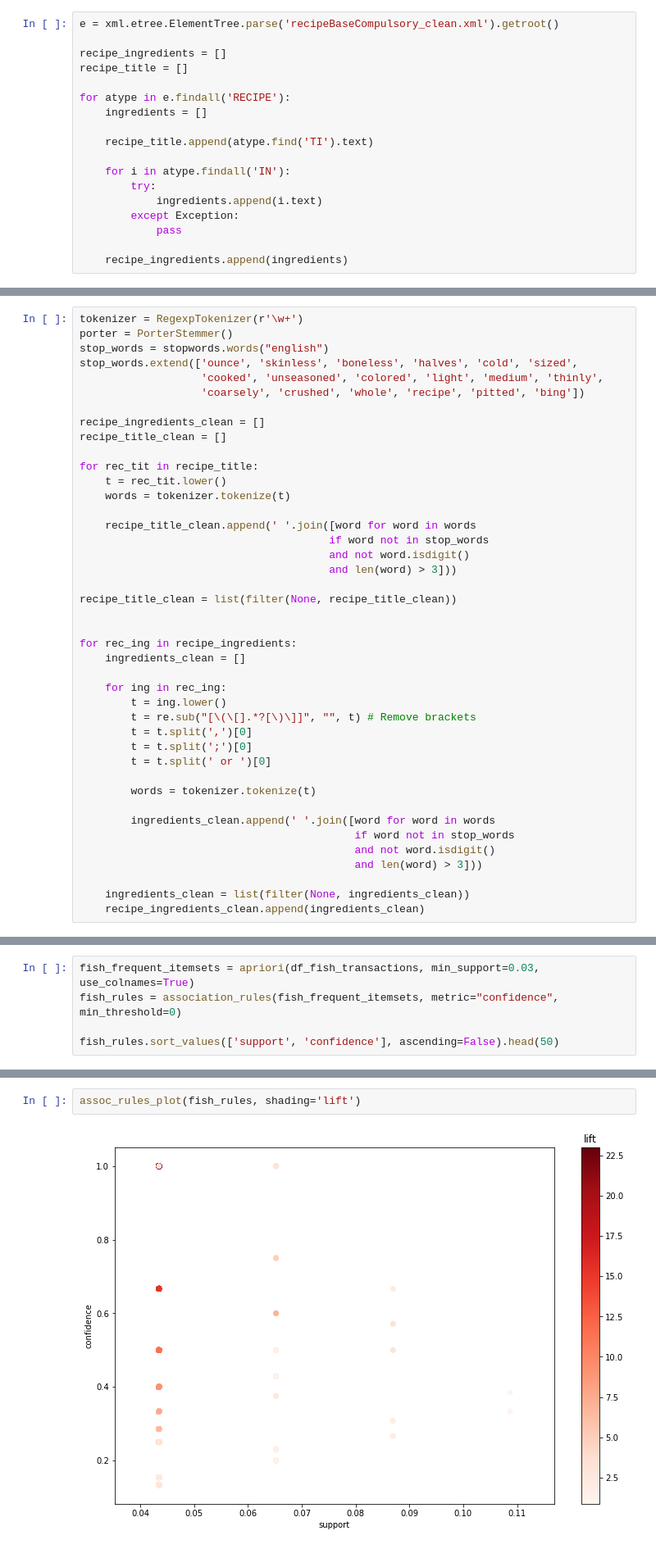
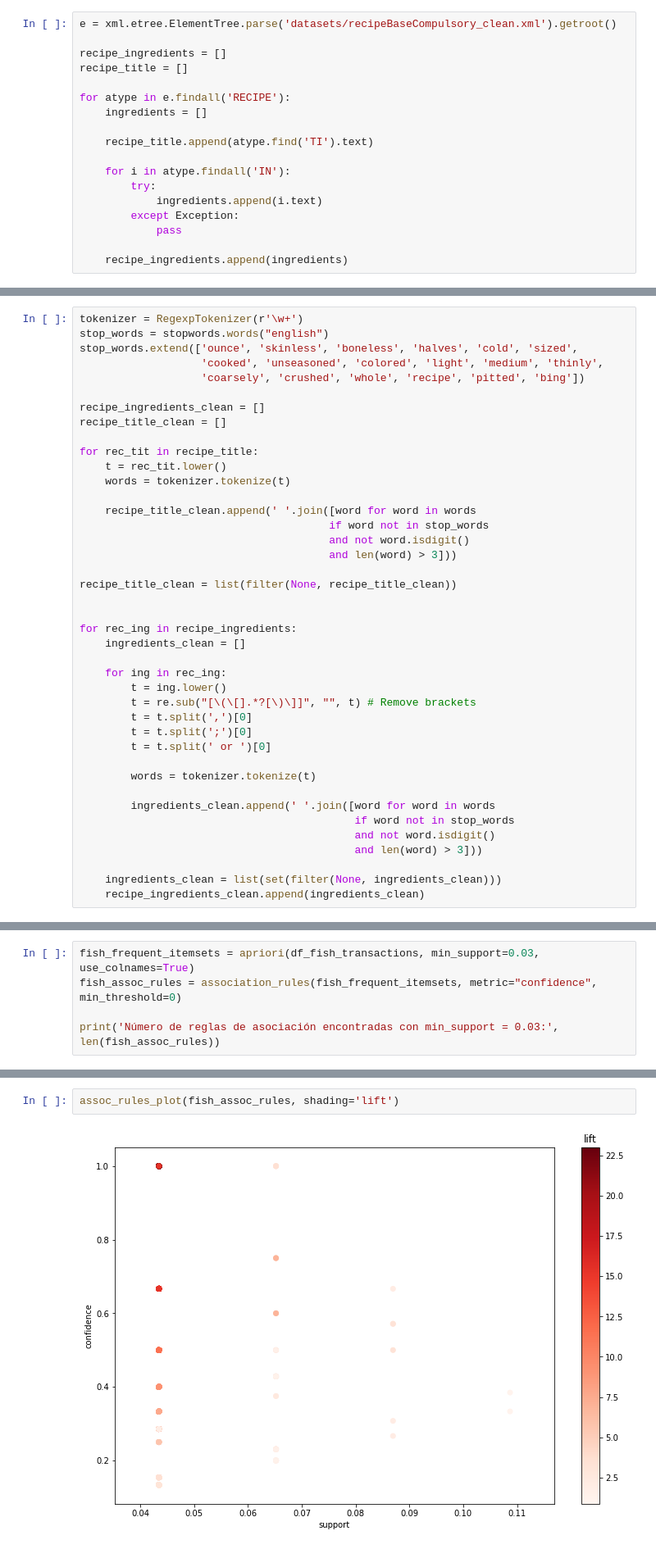
Before and after one commit to JoanMartin/UIB-MasterInBigData, a Jupyter notebook: New-Trend-In-Data-Mining/Association Rules/Recipe Association Rules.ipynb, the cells around one changed output, grey strips where cells are left out. Shown at 82% size. Cells and saved outputs as stored; diff of their text form.

```diff
--- a/New-Trend-In-Data-Mining/Association Rules/Recipe Association Rules.ipynb
+++ b/New-Trend-In-Data-Mining/Association Rules/Recipe Association Rules.ipynb
@@ -27,5 +29,5 @@ from mlxtend.frequent_patterns import association_rules
 # %%
-e = xml.etree.ElementTree.parse('recipeBaseCompulsory_clean.xml').getroot()
+e = xml.etree.ElementTree.parse('datasets/recipeBaseCompulsory_clean.xml').getroot()
 
 recipe_ingredients = []
 recipe_title = []
@@ -45,6 +51,5 @@ for atype in e.findall('RECIPE'):
 # %%
 tokenizer = RegexpTokenizer(r'\w+')
-porter = PorterStemmer()
 stop_words = stopwords.words("english")
 stop_words.extend(['ounce', 'skinless', 'boneless', 'halves', 'cold', 'sized',
                    'cooked', 'unseasoned', 'colored', 'light', 'medium', 'thinly',
@@ -82,5 +87,5 @@ for rec_ing in recipe_ingredients:
                                            and not word.isdigit()
                                            and len(word) > 3]))
 
-    ingredients_clean = list(filter(None, ingredients_clean))
+    ingredients_clean = list(set(filter(None, ingredients_clean)))
     recipe_ingredients_clean.append(ingredients_clean)
@@ -267,6 +385,6 @@ item_frequency_plot(df_fish_transactions, support=0.03, top_n=40)
 # %%
 fish_frequent_itemsets = apriori(df_fish_transactions, min_support=0.03, use_colnames=True)
-fish_rules = association_rules(fish_frequent_itemsets, metric="confidence", min_threshold=0)
+fish_assoc_rules = association_rules(fish_frequent_itemsets, metric="confidence", min_threshold=0)
 
-fish_rules.sort_values(['support', 'confidence'], ascending=False).head(50)
+print('Número de reglas de asociación encontradas con min_support = 0.03:', len(fish_assoc_rules))
 # %% [output]
@@ -290,4 +392,4 @@ fish_rules.sort_values(['support', 'confidence'], ascending=False).head(50)
 # %%
-assoc_rules_plot(fish_rules, shading='lift')
+assoc_rules_plot(fish_assoc_rules, shading='lift')
 # %% [output]
-[figure, old version]
+[figure, new version]
```
Also changed, not shown: parts of 50 cells of this notebook, 3 other files.
